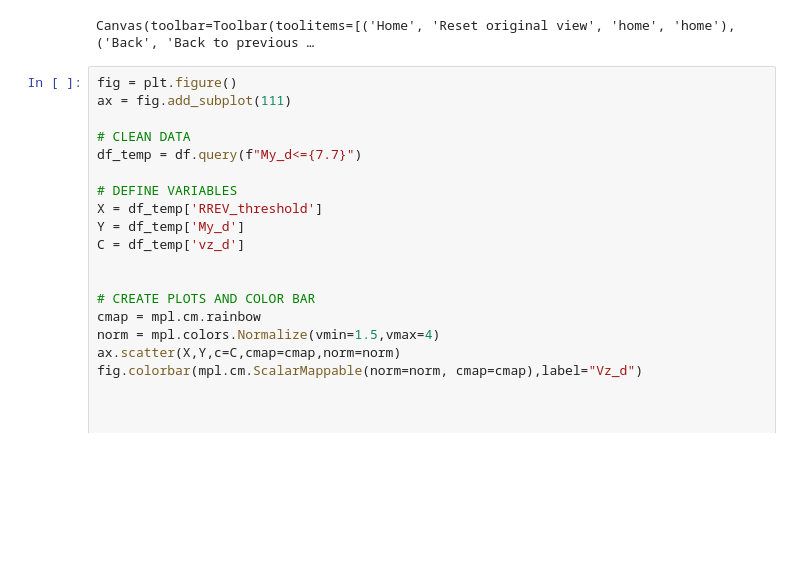
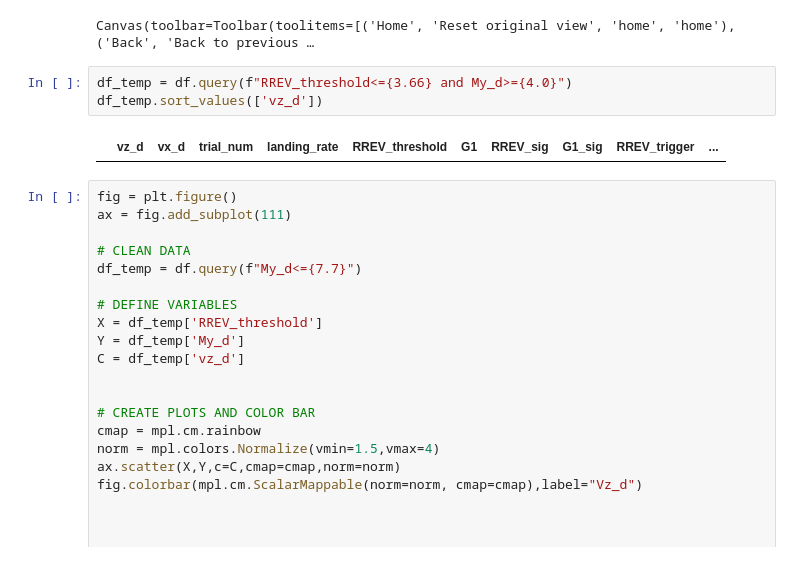
Before and after one commit to bhabas/sar_simulation, a Jupyter notebook: src/Projects/IROS_DataAnalysis/Narrow-Short_2-Policy/NS_2-Policy_Analysis.ipynb, the cells around one changed output. Drawn from its saved outputs; the diff is of its cells as text; blank space fills up the shorter version.

```diff
--- a/src/Projects/IROS_DataAnalysis/Narrow-Short_2-Policy/NS_2-Policy_Analysis.ipynb
+++ b/src/Projects/IROS_DataAnalysis/Narrow-Short_2-Policy/NS_2-Policy_Analysis.ipynb
@@ -439,6 +459,11 @@ ax.text(2.05,8.1,'Motors Maxed Out \n[My_d = 7.7 N*mm]')
 plt.show()
 # %% [output]
 Canvas(toolbar=Toolbar(toolitems=[('Home', 'Reset original view', 'home', 'home'), ('Back', 'Back to previous …
+# %%
+df_temp = df.query(f"RREV_threshold<={3.66} and My_d>={4.0}")
+df_temp.sort_values(['vz_d'])
+# %% [output]
+|  | vz_d | vx_d | trial_num | landing_rate | RREV_threshold | G1 | RREV_sig | G1_sig | RREV_trigger | ... |
 # %%
 fig = plt.figure()
 ax = fig.add_subplot(111)
```
Also changed, not shown: parts of 4 cells of this notebook, 16 other files.
